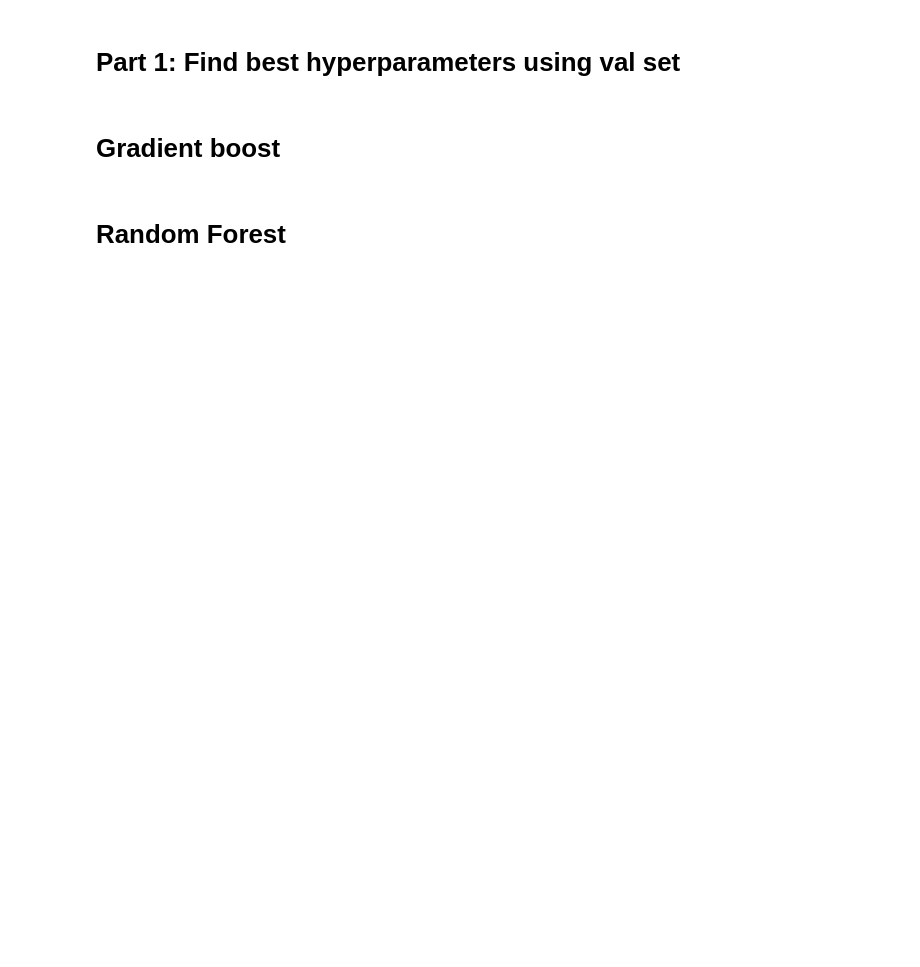
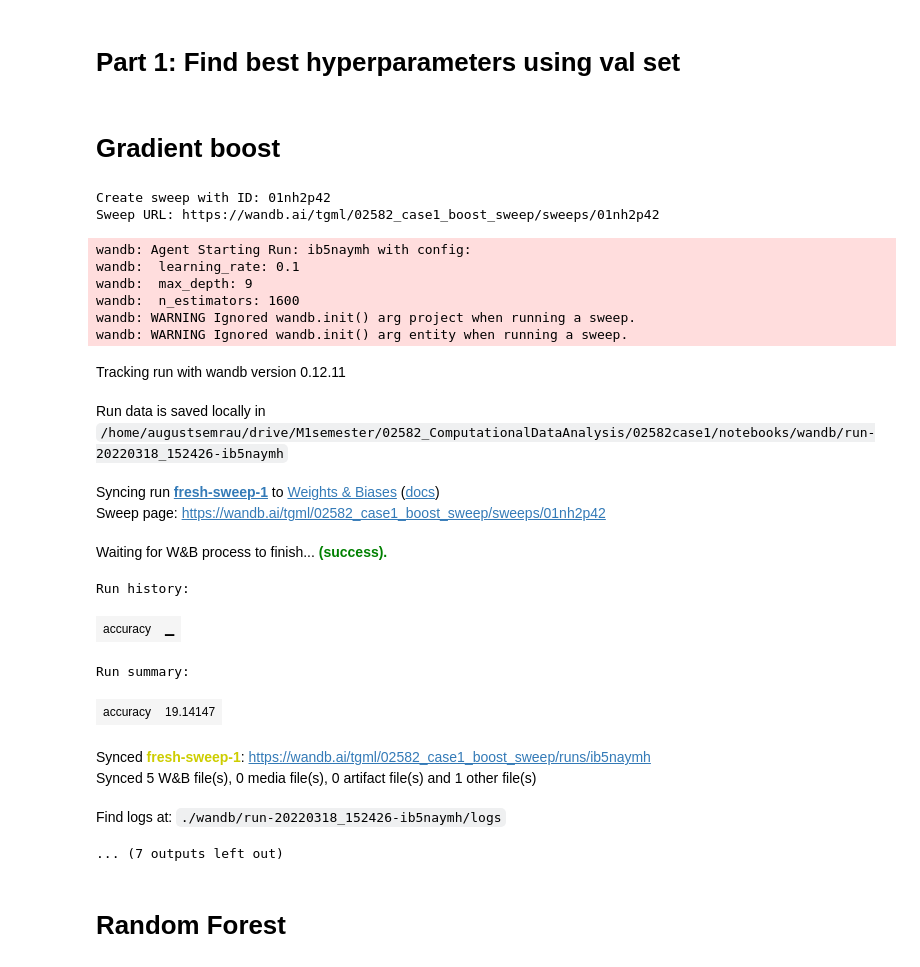
Before and after one commit to augustsemrau/02582case1, a Jupyter notebook: notebooks/model_research_v4.ipynb, the cells around one changed output. Drawn from its saved outputs; the diff is of its cells as text; code cells hidden in the pictures; blank space fills up the shorter version.

```diff
--- a/notebooks/model_research_v4.ipynb
+++ b/notebooks/model_research_v4.ipynb
@@ -158,10 +182,16 @@ sweep_config = {
         },
         "learning_rate": {
             "values": [0.05, 0.1, 0.15, 0.2]
-        },
-        "subsample": {
-            "values": [0.25, 0.5, 0.75, 1]
         }
+        # ,
+        # "subsample": {
+        #     "values": [0.8, 1]
+        # }
+        # ,
+        # "max_features": {
+        #     "values": [5,10,15,20]
+        # }
+
     }
 }
 
@@ -176,36 +206,58 @@ def train():
     # 'min_impurity_decrease': 0.0,
     # 'min_impurity_split': None,
     # 'min_samples_leaf': 1,
     # 'min_samples_split': 2,
     # 'min_weight_fraction_leaf': 0.0,
     # 'n_estimators': 10,
     # 'n_jobs': 1,
     # 'oob_score': False,
     # 'random_state': 42,
     # 'verbose': 0,
     # 'warm_start': False,
     "seed": 0,
-    "n_estimators": 100,
+    "n_estimators": 1000,
     'max_depth': 3,
     "learning_rate": 0.1,
-    "subsample": 0.5,
+    "subsample": 1.,
     }
 
     wandb.init(project='02582_case1_boost_sweep', entity='tgml', config=config_defaults)  # defaults are over-ridden during the sweep
     config = wandb.config
 
     # fit model on train
     model = GradientBoostingRegressor(n_estimators=config.n_estimators,
                                         learning_rate=config.learning_rate,
                                         max_depth=config.max_depth,
                                         subsample=config.subsample)
 
     train_on_val_acc, _ = fit_evaluate_model(X_tr_m=X_train, X_v_te=X_val, y_tr_m=y_train, y_v_te=y_val, model=model)
 
     wandb.log({"accuracy": train_on_val_acc})
 
 
-wandb.agent(sweep_id, train, count=100)
+wandb.agent(sweep_id, train, count=20)
+# %% [output]
+Create sweep with ID: 01nh2p42
+Sweep URL: https://wandb.ai/tgml/02582_case1_boost_sweep/sweeps/01nh2p42
+wandb: Agent Starting Run: ib5naymh with config:
+wandb:  learning_rate: 0.1
+wandb:  max_depth: 9
+wandb:  n_estimators: 1600
+wandb: WARNING Ignored wandb.init() arg project when running a sweep.
+wandb: WARNING Ignored wandb.init() arg entity when running a sweep.
+Tracking run with wandb version 0.12.11
+Run data is saved locally in /home/augustsemrau/drive/M1semester/02582_ComputationalDataAnalysis/02582case1/notebooks/wandb/run-20220318_152426-ib5naymh
+Syncing run fresh-sweep-1 to Weights & Biases (docs)
+Sweep page: https://wandb.ai/tgml/02582_case1_boost_sweep/sweeps/01nh2p42
+Waiting for W&B process to finish... (success).
+Run history:
+| accuracy | ▁ |
+Run summary:
+| accuracy | 19.14147 |
+Synced fresh-sweep-1: https://wandb.ai/tgml/02582_case1_boost_sweep/runs/ib5naymh
+Synced 5 W&B file(s), 0 media file(s), 0 artifact file(s) and 1 other file(s)
+Find logs at: ./wandb/run-20220318_152426-ib5naymh/logs
+... (7 outputs left out)
 # %% [markdown]
 # Random Forest
 # %%
```
Also changed, not shown: parts of 3 cells of this notebook, 2 other files.
